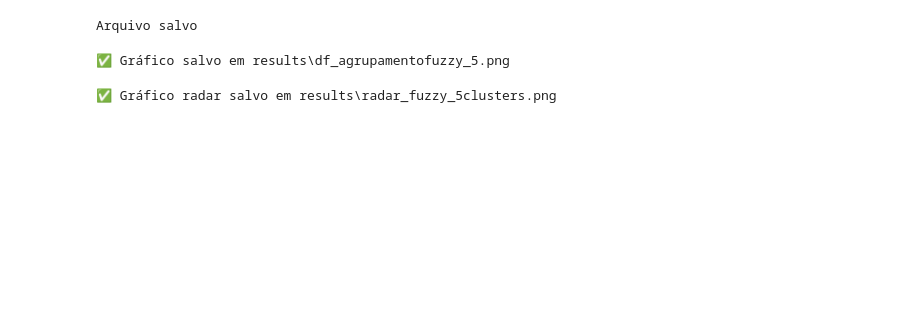
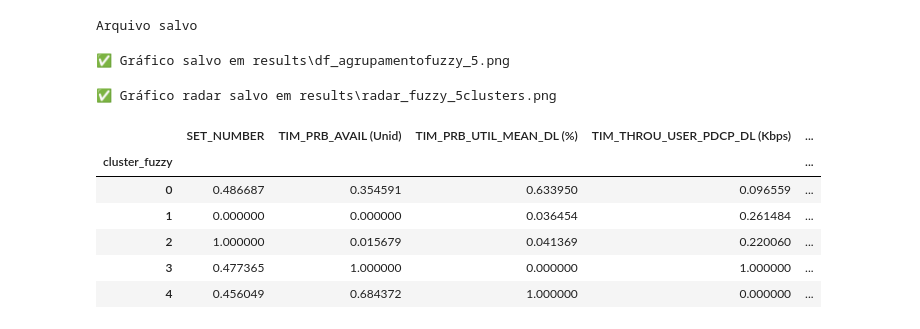
Before and after one commit to BrunoWolf03/TCC-TIM, a Jupyter notebook: agrupamentoFuzzy.ipynb, the cells around one changed output. Saved outputs shown, nothing was run; the diff lists cells and outputs as text; code cells hidden in the pictures; blank space fills up the shorter version.

```diff
--- a/agrupamentoFuzzy.ipynb
+++ b/agrupamentoFuzzy.ipynb
@@ -95,6 +95,16 @@ plt.close()
 print(f"✅ Gráfico radar salvo em {nome_saida}")
 # %% [output]
 ✅ Gráfico radar salvo em results\radar_fuzzy_5clusters.png
+# %%
+cluster_means_norm
+# %% [output]
+|  | SET_NUMBER | TIM_PRB_AVAIL (Unid) | TIM_PRB_UTIL_MEAN_DL (%) | TIM_THROU_USER_PDCP_DL (Kbps) | ... |
+| cluster_fuzzy |  |  |  |  | ... |
+| 0 | 0.486687 | 0.354591 | 0.633950 | 0.096559 | ... |
+| 1 | 0.000000 | 0.000000 | 0.036454 | 0.261484 | ... |
+| 2 | 1.000000 | 0.015679 | 0.041369 | 0.220060 | ... |
+| 3 | 0.477365 | 1.000000 | 0.000000 | 1.000000 | ... |
+| 4 | 0.456049 | 0.684372 | 1.000000 | 0.000000 | ... |
 # %%
 from sklearn.ensemble import RandomForestClassifier
 
```
Also changed, not shown: parts of 1 cell of this notebook, 4 other files.
